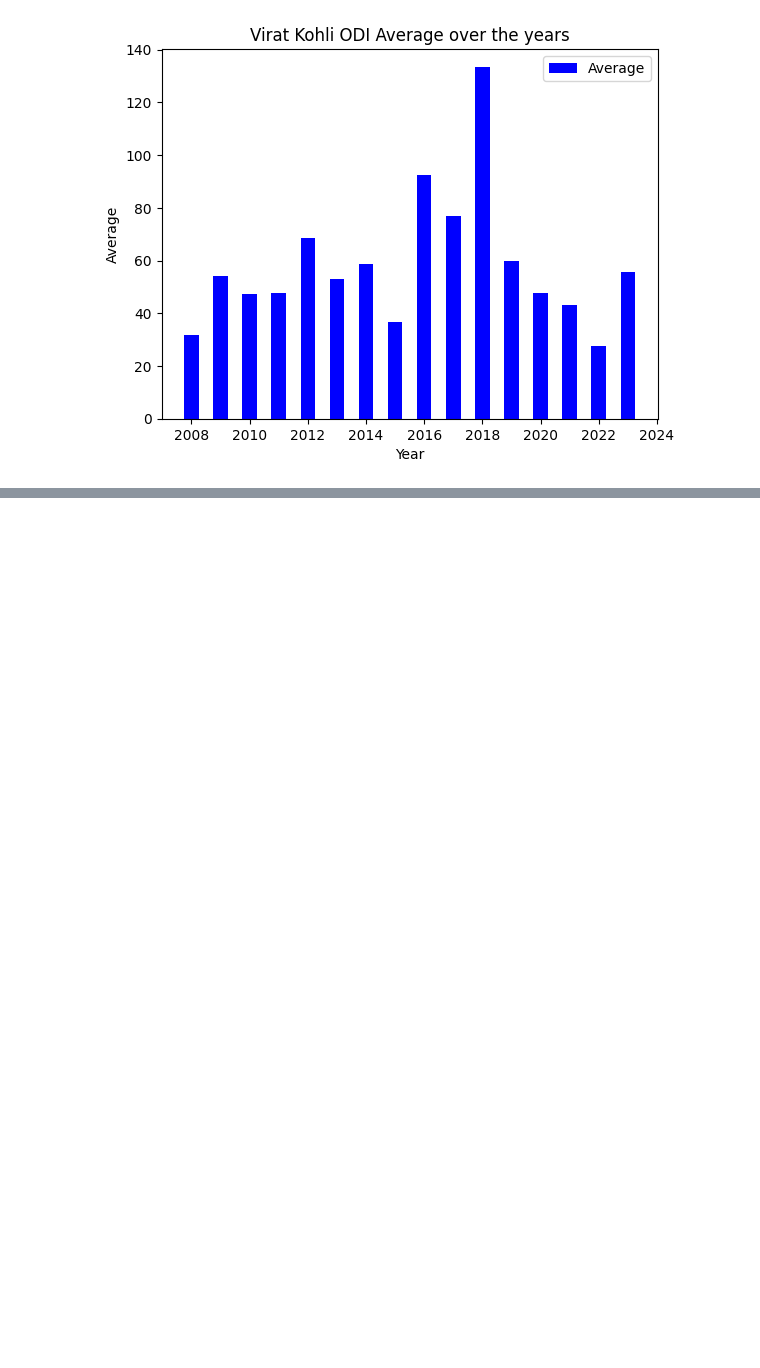
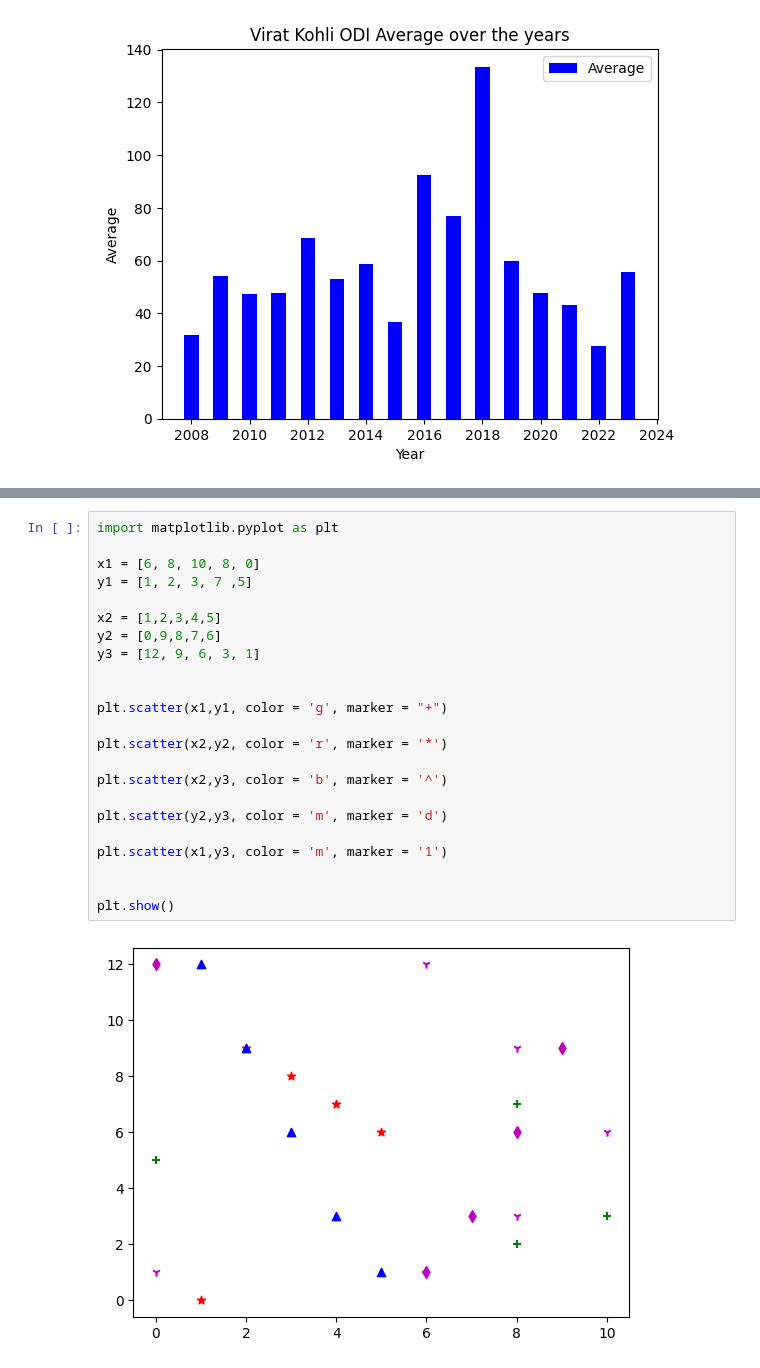
Before and after one commit to harshsinha-12/GoogleCollabTutorial, a Jupyter notebook: PlottingGraph.ipynb, the cells around one changed output, grey strips where cells are left out. Drawn from its saved outputs; the diff is of its cells as text; blank space fills up the shorter version.

```diff
--- a/PlottingGraph.ipynb
+++ b/PlottingGraph.ipynb
@@ -149,0 +226,25 @@ plt.show()
+# %%
+import matplotlib.pyplot as plt
+
+x1 = [6, 8, 10, 8, 0]
+y1 = [1, 2, 3, 7 ,5]
+
+x2 = [1,2,3,4,5]
+y2 = [0,9,8,7,6]
+y3 = [12, 9, 6, 3, 1]
+
+
+plt.scatter(x1,y1, color = 'g', marker = "+")
+
+plt.scatter(x2,y2, color = 'r', marker = '*')
+
+plt.scatter(x2,y3, color = 'b', marker = '^')
+
+plt.scatter(y2,y3, color = 'm', marker = 'd')
+
+plt.scatter(x1,y3, color = 'm', marker = '1')
+
+
+plt.show()
+# %% [output]
+[figure, added]
```
Also changed, not shown: parts of 8 cells of this notebook.
